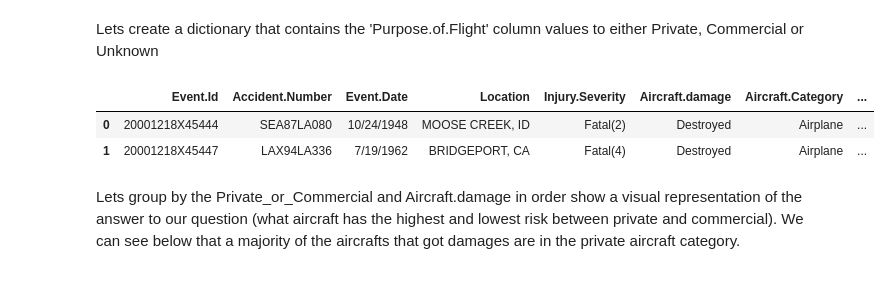
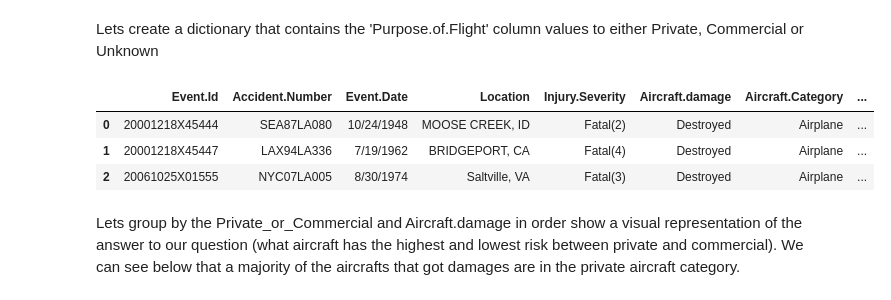
Before and after one commit to rahroy82/Aircraft-analysis, a Jupyter notebook: aircraft_analysis.ipynb, the cells around one changed output. Cells and saved outputs as stored; diff of their text form; code cells hidden in the pictures.

```diff
--- a/aircraft_analysis.ipynb
+++ b/aircraft_analysis.ipynb
@@ -234,18 +232,19 @@ purpose_mapping = {
 # %%
 # Creating a new column by mapping values
 data_subset['Private_or_Commercial'] = data_subset['Purpose.of.flight'].map(purpose_mapping)
 
 # Filling any unmapped values with 'Unknown'
 data_subset['Private_or_Commercial'].fillna('Unknown', inplace=True)
 
 # Would rather this new column is next to the Purpose.of.flight column
 data_subset.insert(12, 'Private_or_Commercial', data_subset.pop('Private_or_Commercial'))
 
-data_subset.head(2)
+data_subset.head(3)
 # %% [output]
 |  | Event.Id | Accident.Number | Event.Date | Location | Injury.Severity | Aircraft.damage | Aircraft.Category | ... |
 | 0 | 20001218X45444 | SEA87LA080 | 10/24/1948 | MOOSE CREEK, ID | Fatal(2) | Destroyed | Airplane | ... |
 | 1 | 20001218X45447 | LAX94LA336 | 7/19/1962 | BRIDGEPORT, CA | Fatal(4) | Destroyed | Airplane | ... |
+| 2 | 20061025X01555 | NYC07LA005 | 8/30/1974 | Saltville, VA | Fatal(3) | Destroyed | Airplane | ... |
 # %% [markdown]
 Lets group by the Private_or_Commercial and Aircraft.damage in order show a visual representation of the answer to our question  (what aircraft has the highest and lowest risk between private and commercial). We can see below that a majority of the aircrafts that got damages are in the private aircraft category.
 # %%
```
Also changed, not shown: parts of 2 cells of this notebook.
